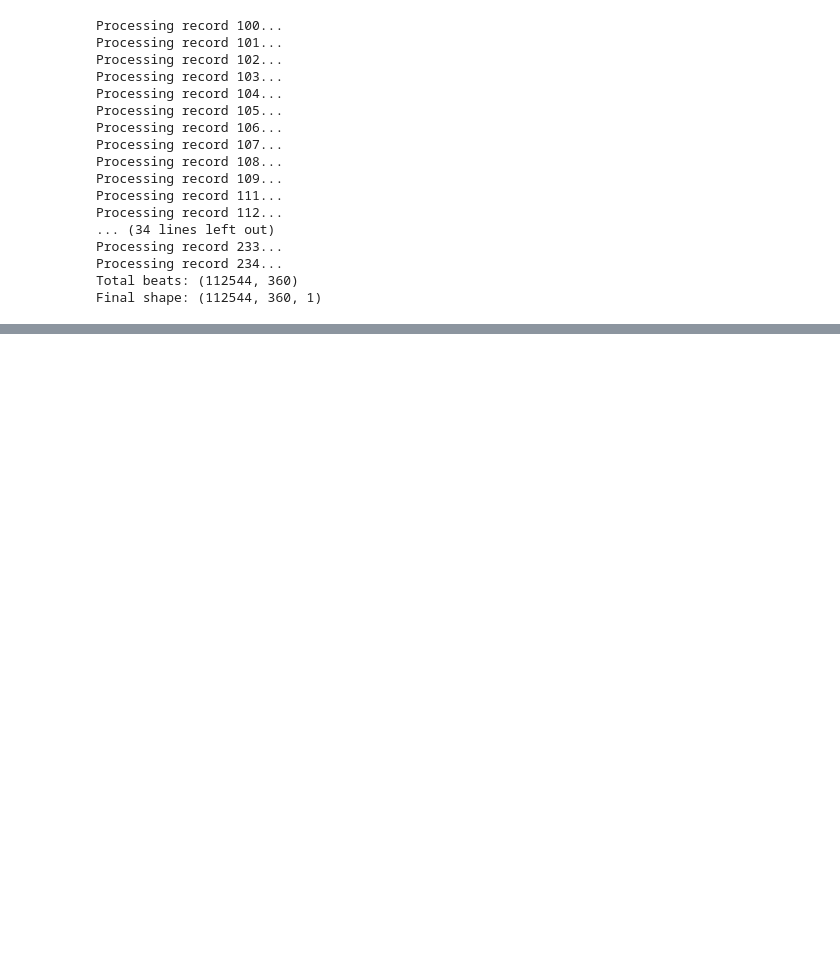
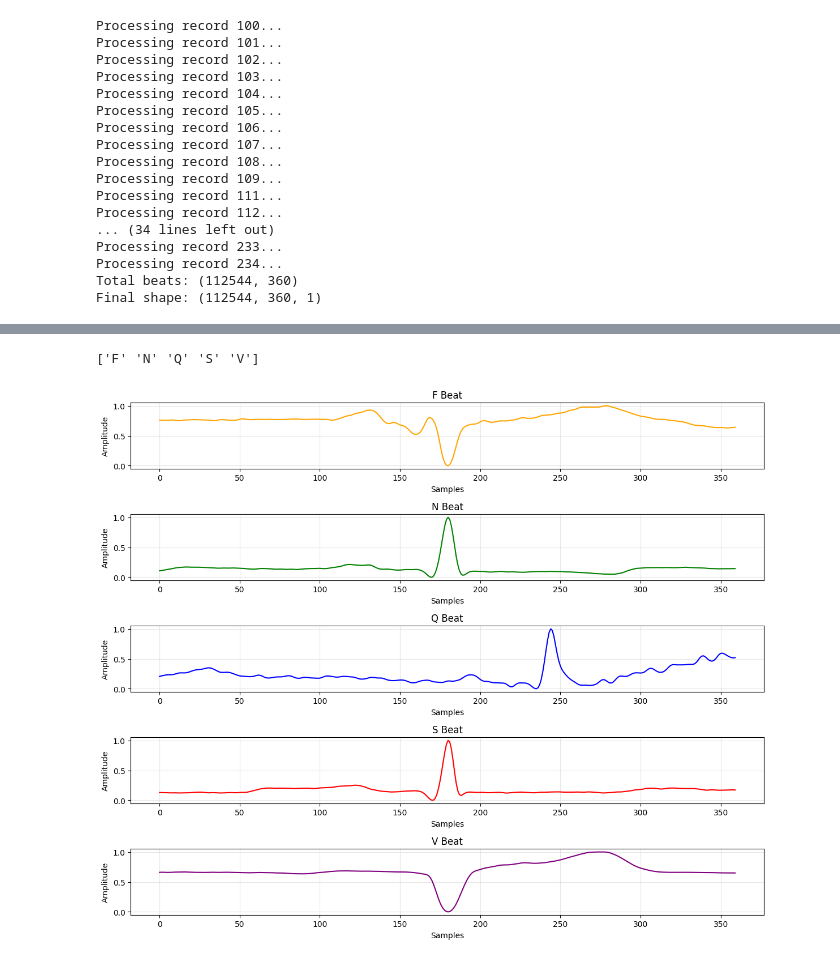
Before and after one commit to SakshyamAryal077/Data-Preprocessing-ECG, a Jupyter notebook: Preprossingecg.ipynb, the cells around one changed output, grey strips where cells are left out. Drawn from its saved outputs; the diff is of its cells as text; code cells hidden in the pictures; blank space fills up the shorter version.

```diff
--- a/Preprossingecg.ipynb
+++ b/Preprossingecg.ipynb
@@ -306,3 +315,52 @@ files.download('y_ecg.npy')
 [interactive output not drawn]
 [interactive output not drawn]
 [interactive output not drawn]
+# %%
+import matplotlib.pyplot as plt
+import numpy as np
+
+# Convert encoded labels back to class names
+class_names = encoder.classes_
+
+print(class_names)
+
+# Create figure
+plt.figure(figsize=(12,10))
+
+colors = {
+    'N':'green',
+    'S':'red',
+    'V':'purple',
+    'F':'orange',
+    'Q':'blue'
+}
+
+# Plot one real filtered ECG beat from each class
+for i, cls in enumerate(class_names):
+
+    # find first beat belonging to this class
+    index = np.where(y == i)[0][0]
+
+    beat = X[index,:,0]   # take the real filtered ECG beat
+
+    plt.subplot(5,1,i+1)
+
+    plt.plot(
+        beat,
+        color=colors.get(cls,'black'),
+        linewidth=1.5
+    )
+
+    plt.title(f"{cls} Beat")
+
+    plt.xlabel("Samples")
+    plt.ylabel("Amplitude")
+
+    plt.grid(alpha=0.3)
+
+
+plt.tight_layout()
+plt.show()
+# %% [output]
+['F' 'N' 'Q' 'S' 'V']
+[figure, added]
```
Also changed, not shown: parts of 7 cells of this notebook.
